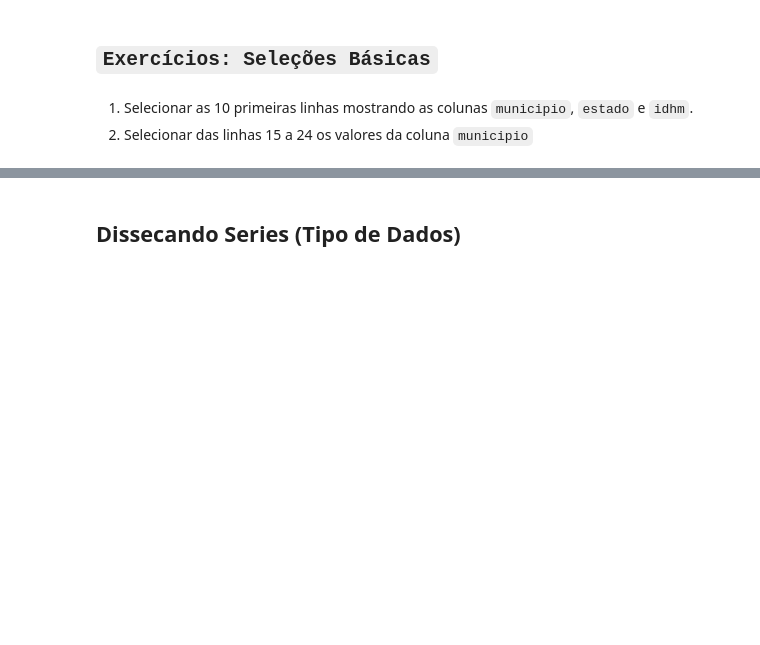
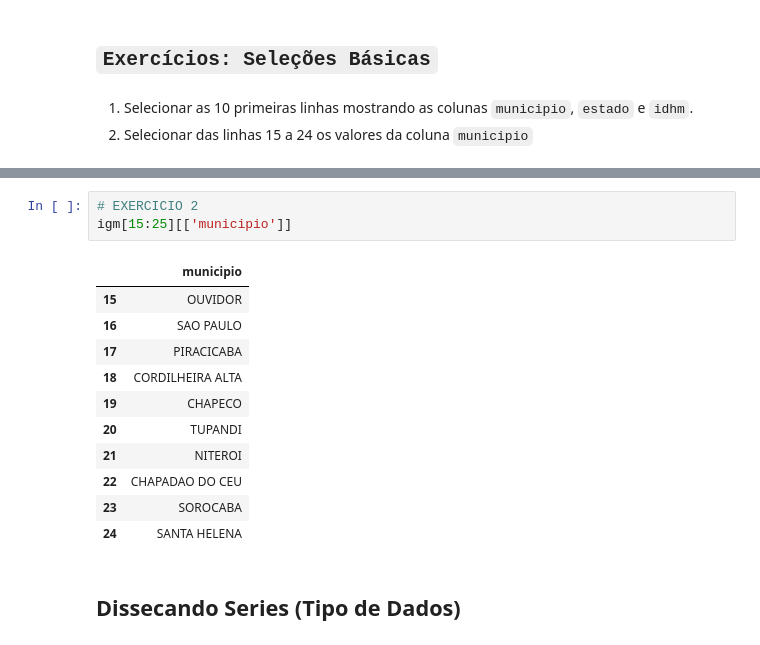
Before and after one commit to cllaudiacp/DataScience, a Jupyter notebook: Aula3Revisao.ipynb, the cells around one changed output, grey strips where cells are left out. Cells and saved outputs as stored; diff of their text form; blank space fills up the shorter version.

```diff
--- a/Aula3Revisao.ipynb
+++ b/Aula3Revisao.ipynb
@@ -309,3 +328,18 @@ igm[['municipio', 'indice_governanca']]
+# %%
+# EXERCICIO 2
+igm[15:25][['municipio']]
+# %% [output]
+|  | municipio |
+| 15 | OUVIDOR |
+| 16 | SAO PAULO |
+| 17 | PIRACICABA |
+| 18 | CORDILHEIRA ALTA |
+| 19 | CHAPECO |
+| 20 | TUPANDI |
+| 21 | NITEROI |
+| 22 | CHAPADAO DO CEU |
+| 23 | SOROCABA |
+| 24 | SANTA HELENA |
 # %% [markdown]
 ## Dissecando Series (Tipo de Dados)
 # %%
```
Also changed, not shown: parts of 3 cells of this notebook.
